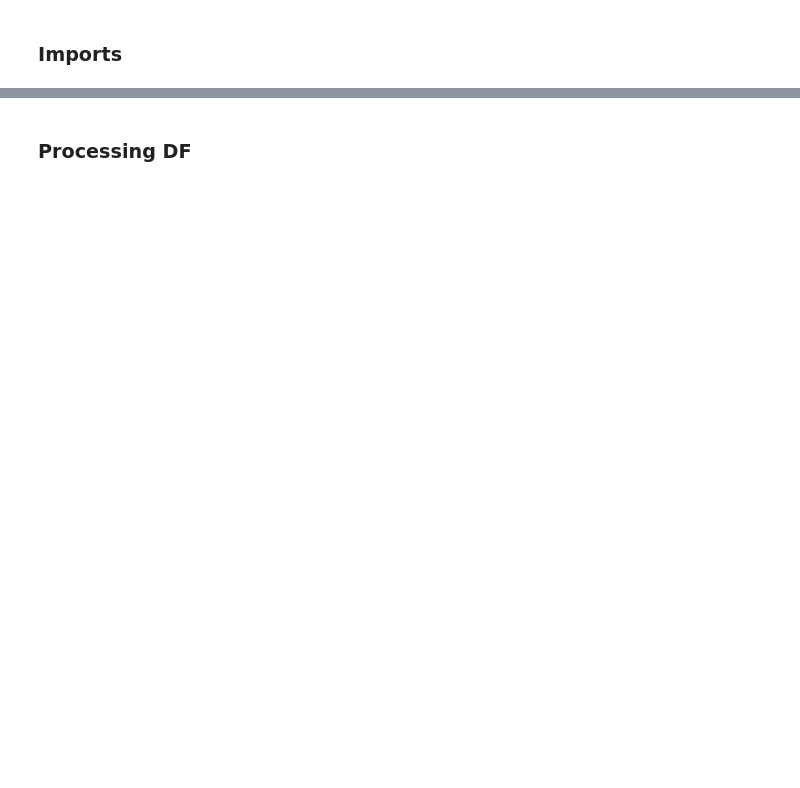
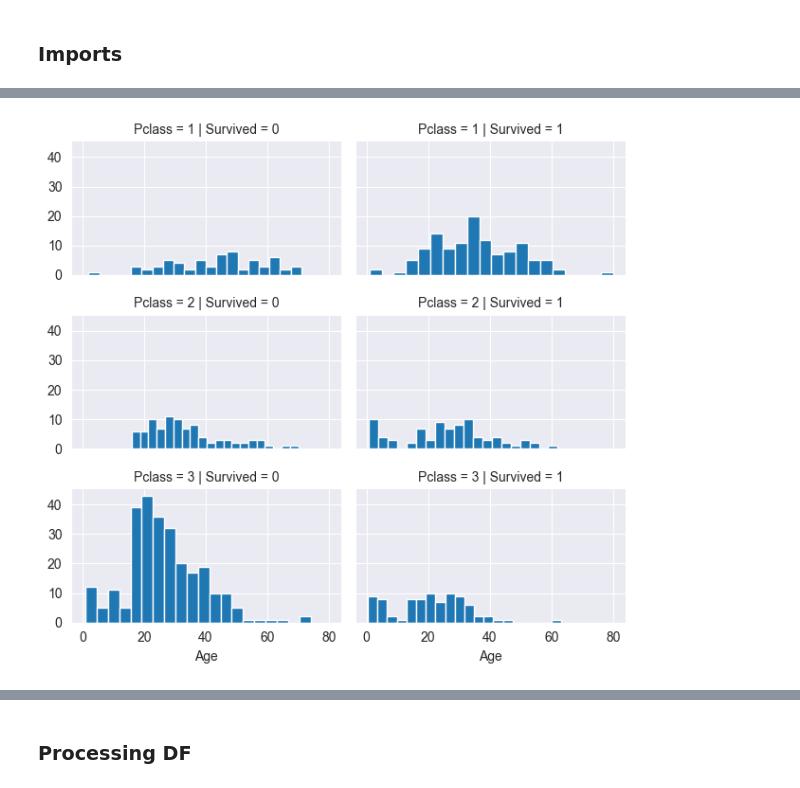
Before and after one commit to ZuoLoL21/KaggleSubmissions, a Jupyter notebook: projects/titanic_survivors/titanic_survivors.ipynb, the cells around one changed output, grey strips where cells are left out. Drawn from its saved outputs; the diff is of its cells as text; code cells hidden in the pictures; blank space fills up the shorter version.

```diff
--- a/projects/titanic_survivors/titanic_survivors.ipynb
+++ b/projects/titanic_survivors/titanic_survivors.ipynb
@@ -15,0 +127,4 @@ import pickle
+# %%
+summarize_continuous_columns_wrt_target(df_to_analyse, 'Age', 'Survived', row='Pclass')
+# %% [output]
+[figure, added]
```
Also changed, not shown: parts of 29 cells of this notebook, 4 other files.
